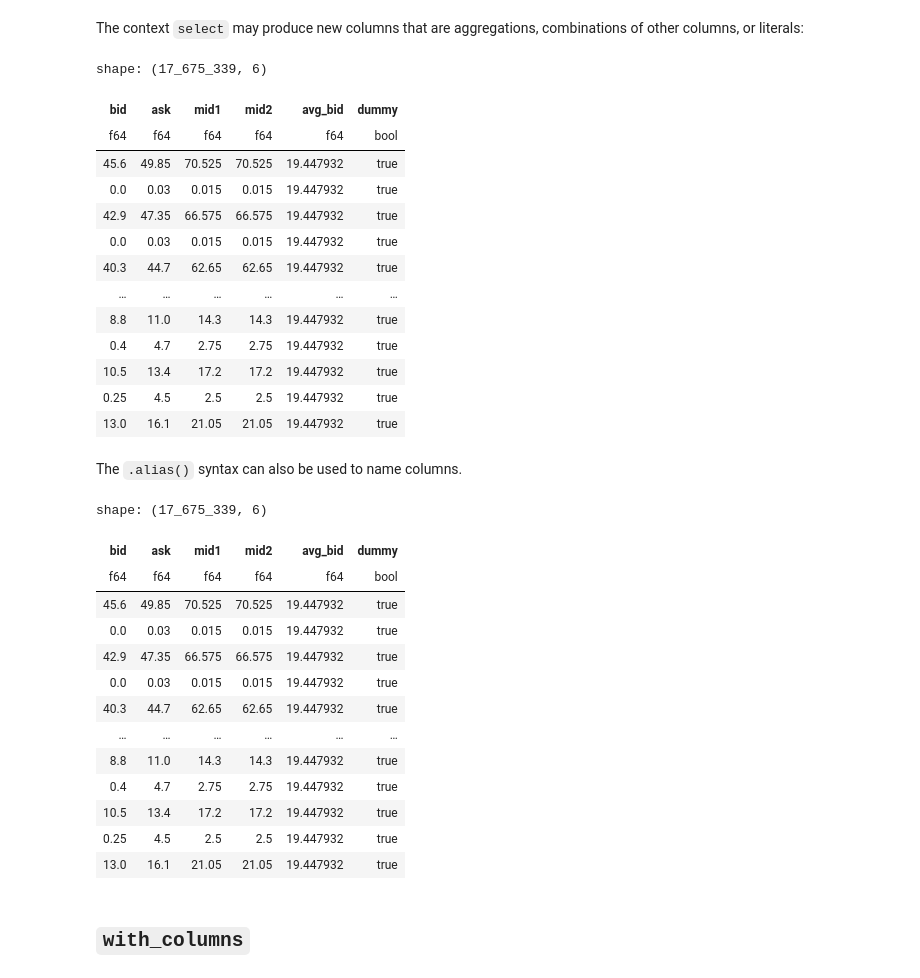
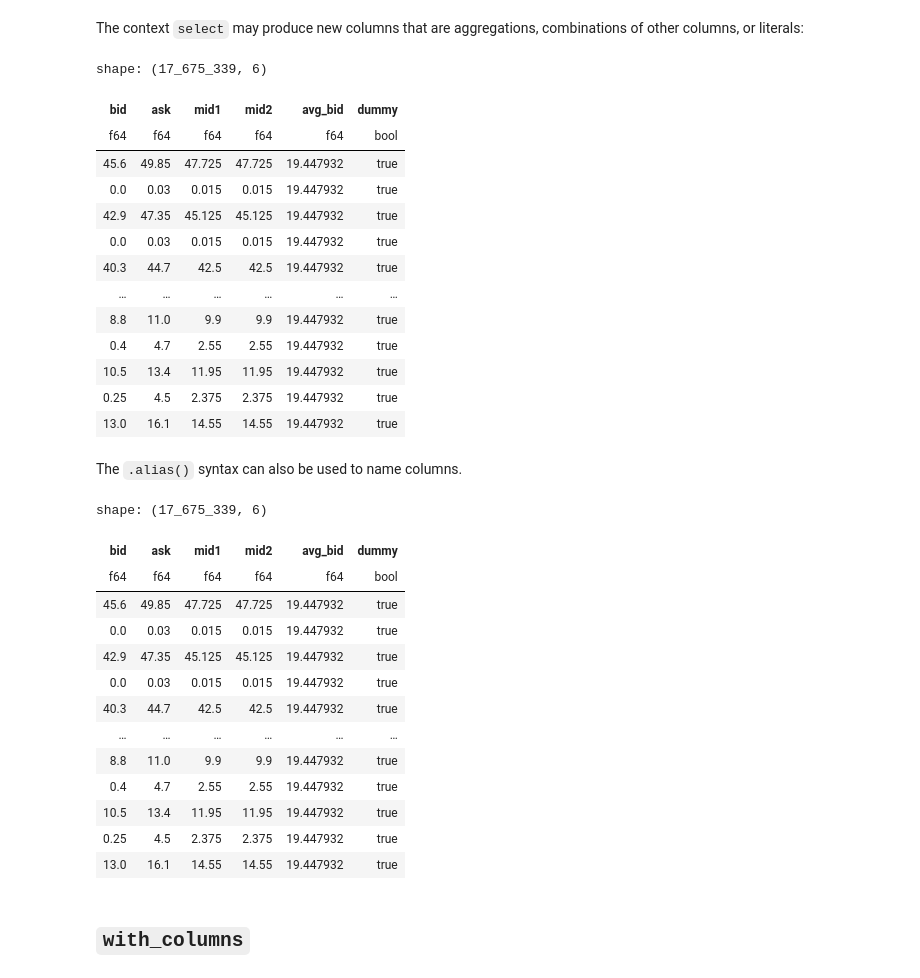
Before and after one commit to pritamdalal/big_data_fm5323, a Jupyter notebook: 01_polars_introduction.ipynb, the cells around one changed output. Cells and saved outputs as stored; diff of their text form; code cells hidden in the pictures.

```diff
--- a/01_polars_introduction.ipynb
+++ b/01_polars_introduction.ipynb
@@ -169,7 +169,7 @@ pl.col("Bid") + pl.col("Ask") / 2
 # %% [markdown]
 The code above expresses an abstract computation that we can save in a variable, manipulate further, or just print:
 # %%
-mid_expr = pl.col("Bid") + pl.col("Ask") / 2
+mid_expr = (pl.col("Bid") + pl.col("Ask")) / 2
 type(mid_expr)
 # %% [output]
 polars.expr.expr.Expr
@@ -191,27 +191,27 @@ The context `select` may produce new columns that are aggregations, combinations
 # %%
 df_delta_neutral.select(
     bid = pl.col("Bid"),
     ask = pl.col("Ask"),
     mid1 = mid_expr,
-    mid2 = pl.col("Bid") + pl.col("Ask") / 2,
+    mid2 = (pl.col("Bid") + pl.col("Ask")) / 2,
     avg_bid = pl.col("Bid").mean(),
     dummy = pl.lit(True),
 )
 # %% [output]
 shape: (17_675_339, 6)
 | bid | ask | mid1 | mid2 | avg_bid | dummy |
 | f64 | f64 | f64 | f64 | f64 | bool |
-| 45.6 | 49.85 | 70.525 | 70.525 | 19.447932 | true |
+| 45.6 | 49.85 | 47.725 | 47.725 | 19.447932 | true |
 | 0.0 | 0.03 | 0.015 | 0.015 | 19.447932 | true |
-| 42.9 | 47.35 | 66.575 | 66.575 | 19.447932 | true |
+| 42.9 | 47.35 | 45.125 | 45.125 | 19.447932 | true |
 | 0.0 | 0.03 | 0.015 | 0.015 | 19.447932 | true |
-| 40.3 | 44.7 | 62.65 | 62.65 | 19.447932 | true |
+| 40.3 | 44.7 | 42.5 | 42.5 | 19.447932 | true |
 | … | … | … | … | … | … |
-| 8.8 | 11.0 | 14.3 | 14.3 | 19.447932 | true |
-| 0.4 | 4.7 | 2.75 | 2.75 | 19.447932 | true |
-| 10.5 | 13.4 | 17.2 | 17.2 | 19.447932 | true |
-| 0.25 | 4.5 | 2.5 | 2.5 | 19.447932 | true |
-| 13.0 | 16.1 | 21.05 | 21.05 | 19.447932 | true |
+| 8.8 | 11.0 | 9.9 | 9.9 | 19.447932 | true |
+| 0.4 | 4.7 | 2.55 | 2.55 | 19.447932 | true |
+| 10.5 | 13.4 | 11.95 | 11.95 | 19.447932 | true |
+| 0.25 | 4.5 | 2.375 | 2.375 | 19.447932 | true |
+| 13.0 | 16.1 | 14.55 | 14.55 | 19.447932 | true |
 # %% [markdown]
 The `.alias()` syntax can also be used to name columns.
 # %%
@@ -219,7 +219,7 @@ df_delta_neutral.select(
     pl.col("Bid").alias("bid"),
     pl.col("Ask").alias("ask"),
     mid_expr.alias("mid1"),
-    (pl.col("Bid") + pl.col("Ask") / 2).alias("mid2"),
+    ((pl.col("Bid") + pl.col("Ask")) / 2).alias("mid2"),
     pl.col("Bid").mean().alias("avg_bid"),
     pl.lit(True).alias("dummy"),
 )
@@ -227,17 +227,17 @@ df_delta_neutral.select(
 shape: (17_675_339, 6)
 | bid | ask | mid1 | mid2 | avg_bid | dummy |
 | f64 | f64 | f64 | f64 | f64 | bool |
-| 45.6 | 49.85 | 70.525 | 70.525 | 19.447932 | true |
+| 45.6 | 49.85 | 47.725 | 47.725 | 19.447932 | true |
 | 0.0 | 0.03 | 0.015 | 0.015 | 19.447932 | true |
-| 42.9 | 47.35 | 66.575 | 66.575 | 19.447932 | true |
+| 42.9 | 47.35 | 45.125 | 45.125 | 19.447932 | true |
 | 0.0 | 0.03 | 0.015 | 0.015 | 19.447932 | true |
-| 40.3 | 44.7 | 62.65 | 62.65 | 19.447932 | true |
+| 40.3 | 44.7 | 42.5 | 42.5 | 19.447932 | true |
 | … | … | … | … | … | … |
-| 8.8 | 11.0 | 14.3 | 14.3 | 19.447932 | true |
-| 0.4 | 4.7 | 2.75 | 2.75 | 19.447932 | true |
-| 10.5 | 13.4 | 17.2 | 17.2 | 19.447932 | true |
-| 0.25 | 4.5 | 2.5 | 2.5 | 19.447932 | true |
-| 13.0 | 16.1 | 21.05 | 21.05 | 19.447932 | true |
+| 8.8 | 11.0 | 9.9 | 9.9 | 19.447932 | true |
+| 0.4 | 4.7 | 2.55 | 2.55 | 19.447932 | true |
+| 10.5 | 13.4 | 11.95 | 11.95 | 19.447932 | true |
+| 0.25 | 4.5 | 2.375 | 2.375 | 19.447932 | true |
+| 13.0 | 16.1 | 14.55 | 14.55 | 19.447932 | true |
 # %% [markdown]
 ## `with_columns`
 # %% [markdown]
```
Also changed, not shown: parts of 15 cells of this notebook, 3 other files.
